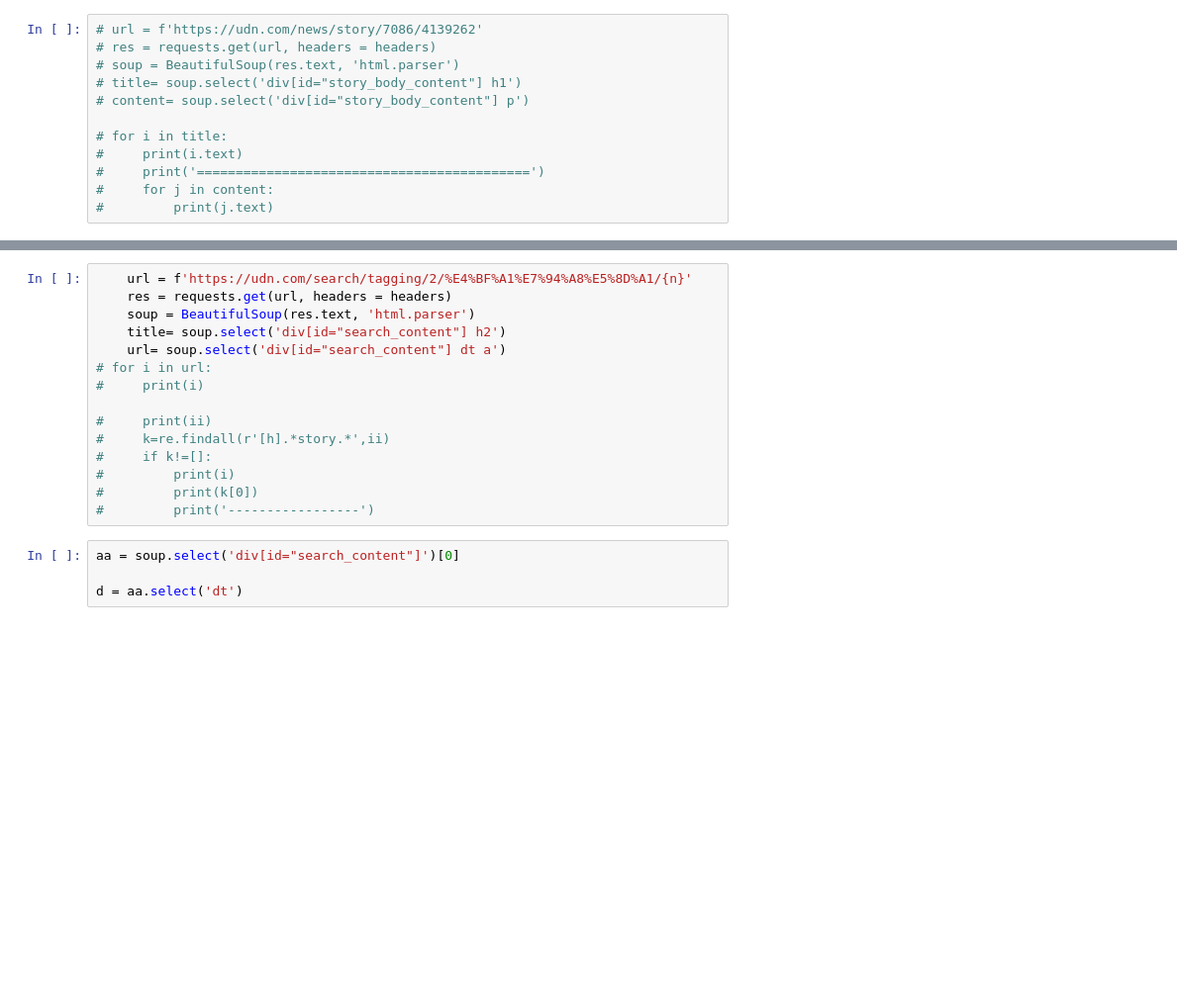
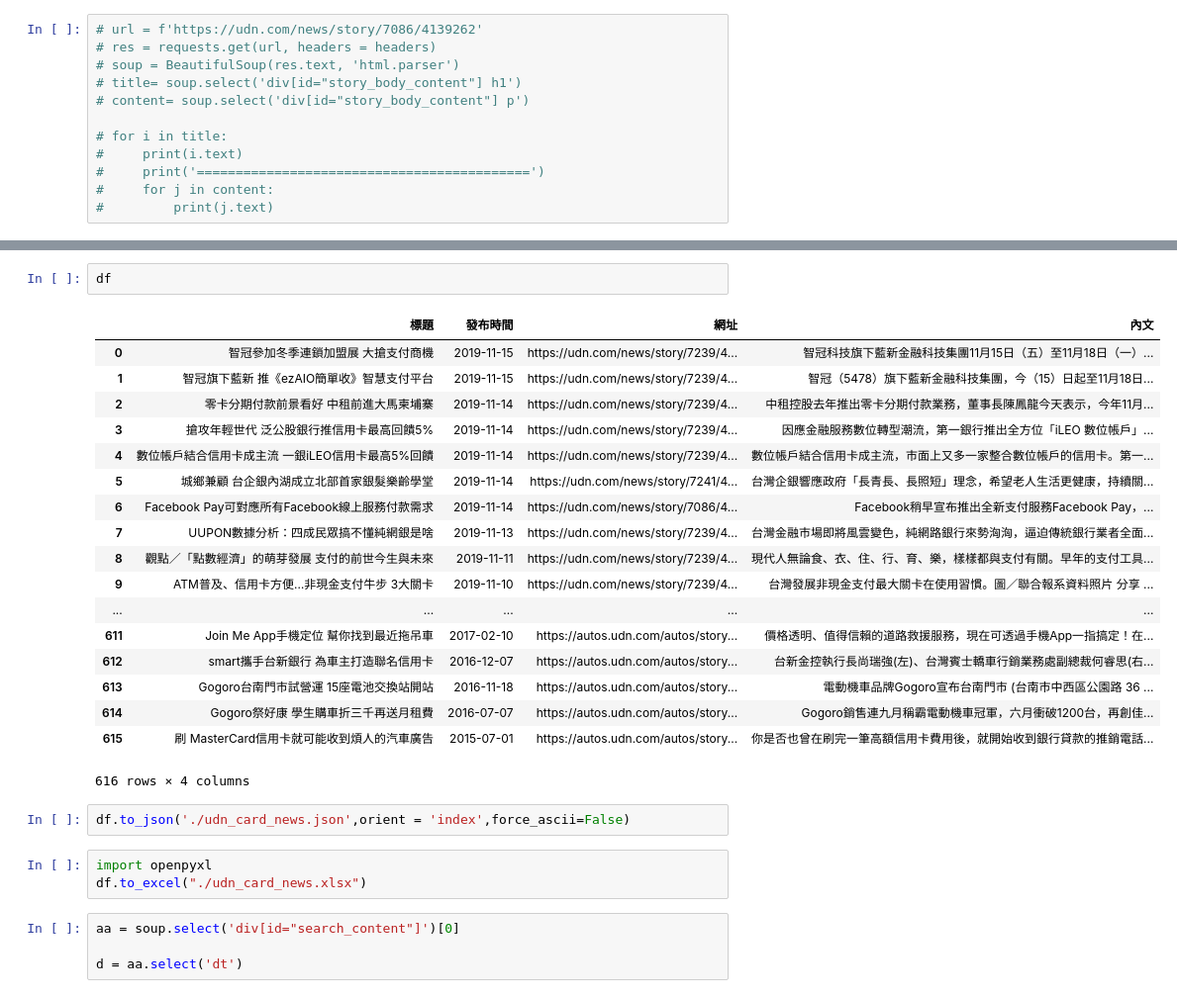
Before and after one commit to ShengHsiang-Kao/DB104, a Jupyter notebook: card_news/udn_crawler.ipynb, the cells around one changed output, grey strips where cells are left out. Shown at 99% size. Saved outputs shown, nothing was run; the diff lists cells and outputs as text; blank space fills up the shorter version.

```diff
--- a/card_news/udn_crawler.ipynb
+++ b/card_news/udn_crawler.ipynb
@@ -64,18 +92,29 @@ IndentationError: unexpected indent (<ipython-input-4-6e913d645c36>, line 4)
-# %%
-    url = f'https://udn.com/search/tagging/2/%E4%BF%A1%E7%94%A8%E5%8D%A1/{n}'
-    res = requests.get(url, headers = headers)
-    soup = BeautifulSoup(res.text, 'html.parser')
-    title= soup.select('div[id="search_content"] h2')
-    url= soup.select('div[id="search_content"] dt a')
-# for i in url:
-#     print(i)
-
-#     print(ii)
-#     k=re.findall(r'[h].*story.*',ii)
-#     if k!=[]:
-#         print(i)
-#         print(k[0])
-#         print('-----------------')
+# %%
+df
+# %% [output]
+|  | 標題 | 發布時間 | 網址 | 內文 |
+| 0 | 智冠參加冬季連鎖加盟展 大搶支付商機 | 2019-11-15 | https://udn.com/news/story/7239/4... | 智冠科技旗下藍新金融科技集團11月15日（五）至11月18日（一）... |
+| 1 | 智冠旗下藍新 推《ezAIO簡單收》智慧支付平台 | 2019-11-15 | https://udn.com/news/story/7239/4... | 智冠（5478）旗下藍新金融科技集團，今（15）日起至11月18日... |
+| 2 | 零卡分期付款前景看好 中租前進大馬柬埔寨 | 2019-11-14 | https://udn.com/news/story/7239/4... | 中租控股去年推出零卡分期付款業務，董事長陳鳳龍今天表示，今年11月... |
+| 3 | 搶攻年輕世代 泛公股銀行推信用卡最高回饋5% | 2019-11-14 | https://udn.com/news/story/7239/4... | 因應金融服務數位轉型潮流，第一銀行推出全方位「iLEO 數位帳戶」... |
+| 4 | 數位帳戶結合信用卡成主流 一銀iLEO信用卡最高5%回饋 | 2019-11-14 | https://udn.com/news/story/7239/4... | 數位帳戶結合信用卡成主流，市面上又多一家整合數位帳戶的信用卡。第一... |
+| 5 | 城鄉兼顧 台企銀內湖成立北部首家銀髮樂齡學堂 | 2019-11-14 | https://udn.com/news/story/7241/4... | 台灣企銀響應政府「長青長、長照短」理念，希望老人生活更健康，持續關... |
+| 6 | Facebook Pay可對應所有Facebook線上服務付款需求 | 2019-11-14 | https://udn.com/news/story/7086/4... | Facebook稍早宣布推出全新支付服務Facebook Pay，... |
+| 7 | UUPON數據分析：四成民眾搞不懂純網銀是啥 | 2019-11-13 | https://udn.com/news/story/7239/4... | 台灣金融市場即將風雲變色，純網路銀行來勢洶洶，逼迫傳統銀行業者全面... |
+| 8 | 觀點／「點數經濟」的萌芽發展 支付的前世今生與未來 | 2019-11-11 | https://udn.com/news/story/7239/4... | 現代人無論食、衣、住、行、育、樂，樣樣都與支付有關。早年的支付工具... |
+| 9 | ATM普及、信用卡方便…非現金支付牛步 3大關卡 | 2019-11-10 | https://udn.com/news/story/7239/4... | 台灣發展非現金支付最大關卡在使用習慣。圖／聯合報系資料照片 分享 ... |
+| ... | ... | ... | ... | ... |
+| 611 | Join Me App手機定位 幫你找到最近拖吊車 | 2017-02-10 | https://autos.udn.com/autos/story... | 價格透明、值得信賴的道路救援服務，現在可透過手機App一指搞定！在... |
+| 612 | smart攜手台新銀行 為車主打造聯名信用卡 | 2016-12-07 | https://autos.udn.com/autos/story... | 台新金控執行長尚瑞強(左)、台灣賓士轎車行銷業務處副總裁何睿思(右... |
+| 613 | Gogoro台南門市試營運 15座電池交換站開站 | 2016-11-18 | https://autos.udn.com/autos/story... | 電動機車品牌Gogoro宣布台南門市 (台南市中西區公園路 36 ... |
+| 614 | Gogoro祭好康 學生購車折三千再送月租費 | 2016-07-07 | https://autos.udn.com/autos/story... | Gogoro銷售連九月稱霸電動機車冠軍，六月衝破1200台，再創佳... |
+| 615 | 刷 MasterCard信用卡就可能收到煩人的汽車廣告 | 2015-07-01 | https://autos.udn.com/autos/story... | 你是否也曾在刷完一筆高額信用卡費用後，就開始收到銀行貸款的推銷電話... |
+616 rows × 4 columns
+# %%
+df.to_json('./udn_card_news.json',orient = 'index',force_ascii=False)
+# %%
+import openpyxl
+df.to_excel("./udn_card_news.xlsx")
 # %%
 aa = soup.select('div[id="search_content"]')[0]
 
```
Also changed, not shown: parts of 1 cell of this notebook, 5 other files.
